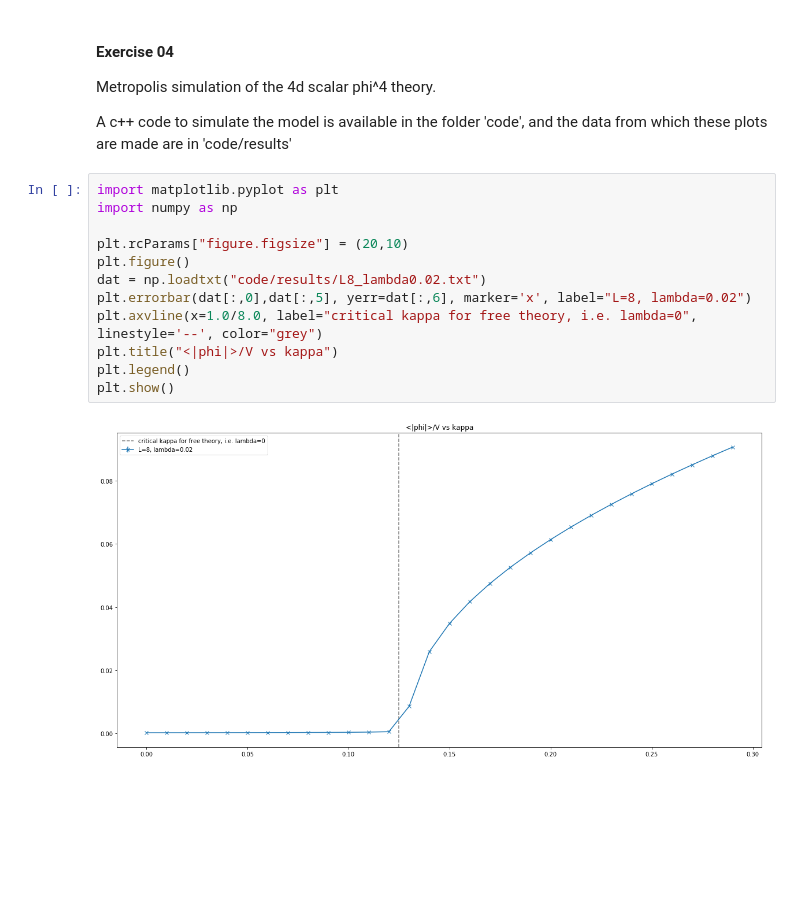
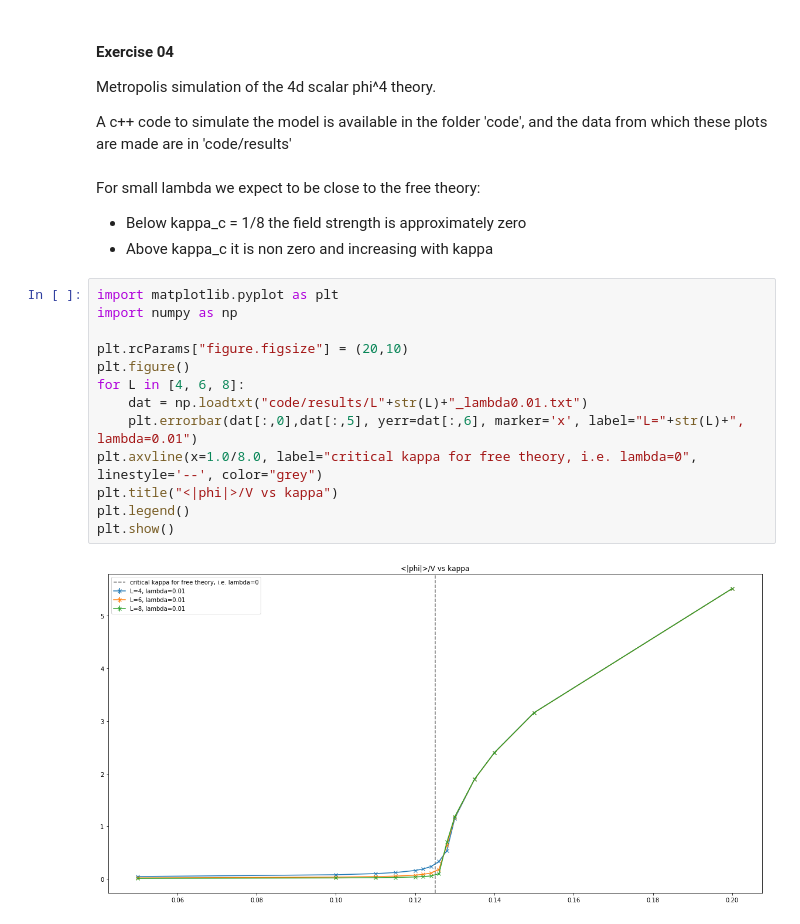
Before and after one commit to lkeegan/LQCD, a Jupyter notebook: exercise-04/solution-04.ipynb, the cells around one changed output. Drawn from its saved outputs; the diff is of its cells as text; blank space fills up the shorter version.

```diff
--- a/exercise-04/solution-04.ipynb
+++ b/exercise-04/solution-04.ipynb
@@ -4,17 +11,22 @@
 Metropolis simulation of the 4d scalar phi^4 theory.
 
 A c++ code to simulate the model is available in the folder 'code', and the data from which these plots are made are in 'code/results'
+# %% [markdown]
+For small lambda we expect to be close to the free theory:
+- Below kappa_c = 1/8 the field strength is approximately zero
+- Above kappa_c it is non zero and increasing with kappa
 # %%
 import matplotlib.pyplot as plt
 import numpy as np
 
 plt.rcParams["figure.figsize"] = (20,10)
 plt.figure()
-dat = np.loadtxt("code/results/L8_lambda0.02.txt")
-plt.errorbar(dat[:,0],dat[:,5], yerr=dat[:,6], marker='x', label="L=8, lambda=0.02")
+for L in [4, 6, 8]:
+    dat = np.loadtxt("code/results/L"+str(L)+"_lambda0.01.txt")
+    plt.errorbar(dat[:,0],dat[:,5], yerr=dat[:,6], marker='x', label="L="+str(L)+", lambda=0.01")
 plt.axvline(x=1.0/8.0, label="critical kappa for free theory, i.e. lambda=0", linestyle='--', color="grey")
 plt.title("<|phi|>/V vs kappa")
 plt.legend()
 plt.show()
 # %% [output]
-[figure, old version]
+[figure, new version]
```
Also changed, not shown: parts of 5 cells of this notebook, 15 other files.
